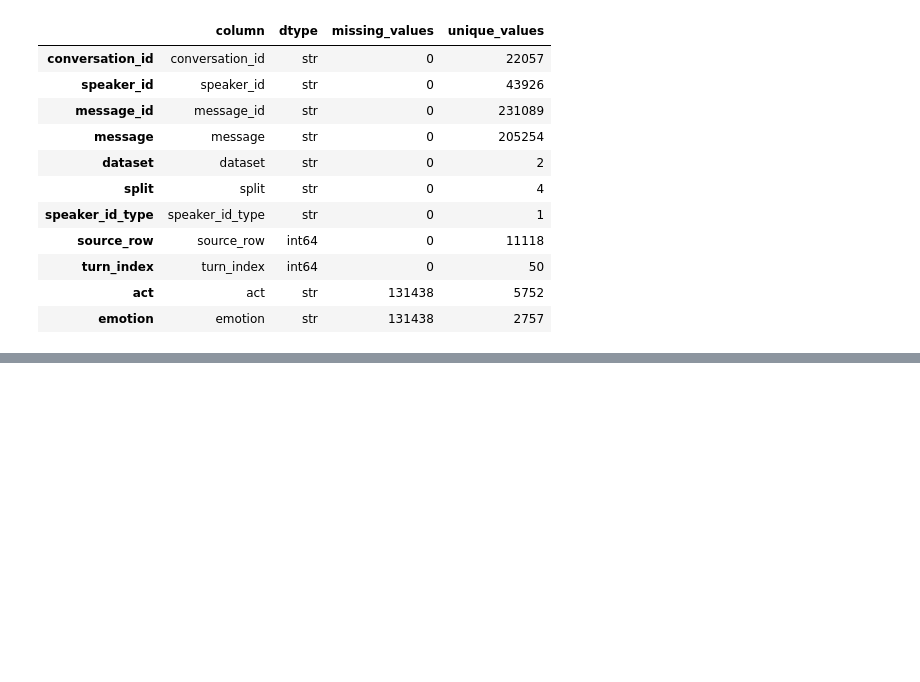
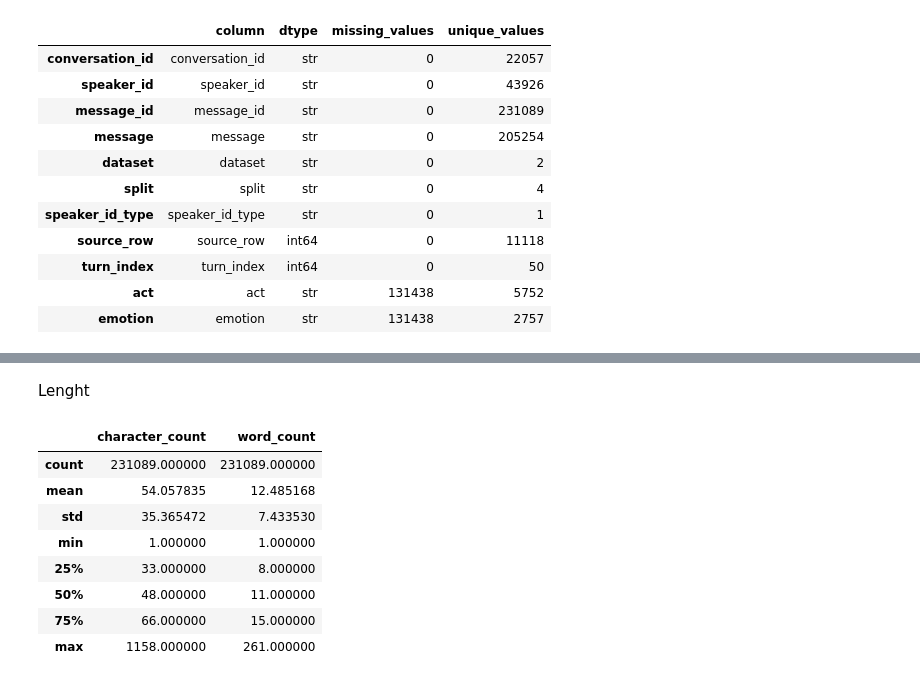
Before and after one commit to arnavbhanage/PickyTalker, a Jupyter notebook: notebooks/01_dataset_exploration.ipynb, the cells around one changed output, grey strips where cells are left out. Cells and saved outputs as stored; diff of their text form; code cells hidden in the pictures; blank space fills up the shorter version.

```diff
--- a/notebooks/01_dataset_exploration.ipynb
+++ b/notebooks/01_dataset_exploration.ipynb
@@ -79,0 +122,23 @@ memory usage: 19.4 MB
+# %% [markdown]
+Lenght
+# %%
+df["character_count"] = df["message"].astype(str).str.len()
+
+df["word_count"] = (
+    df["message"]
+    .astype(str)
+    .str.split()
+    .str.len()
+)
+
+df[["character_count", "word_count"]].describe()
+# %% [output]
+|  | character_count | word_count |
+| count | 231089.000000 | 231089.000000 |
+| mean | 54.057835 | 12.485168 |
+| std | 35.365472 | 7.433530 |
+| min | 1.000000 | 1.000000 |
+| 25% | 33.000000 | 8.000000 |
+| 50% | 48.000000 | 11.000000 |
+| 75% | 66.000000 | 15.000000 |
+| max | 1158.000000 | 261.000000 |
```
Also changed, not shown: parts of 5 cells of this notebook.
